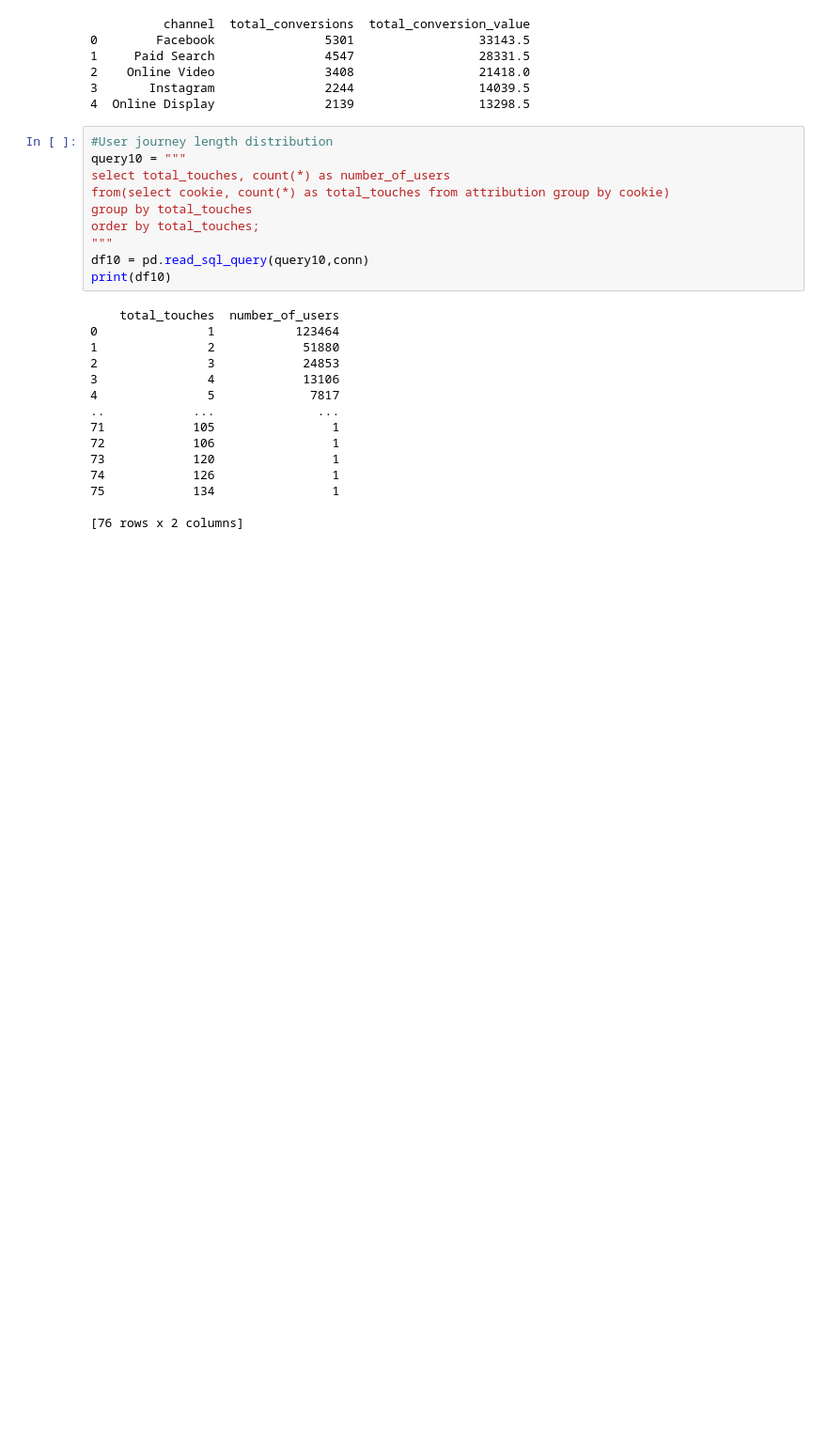
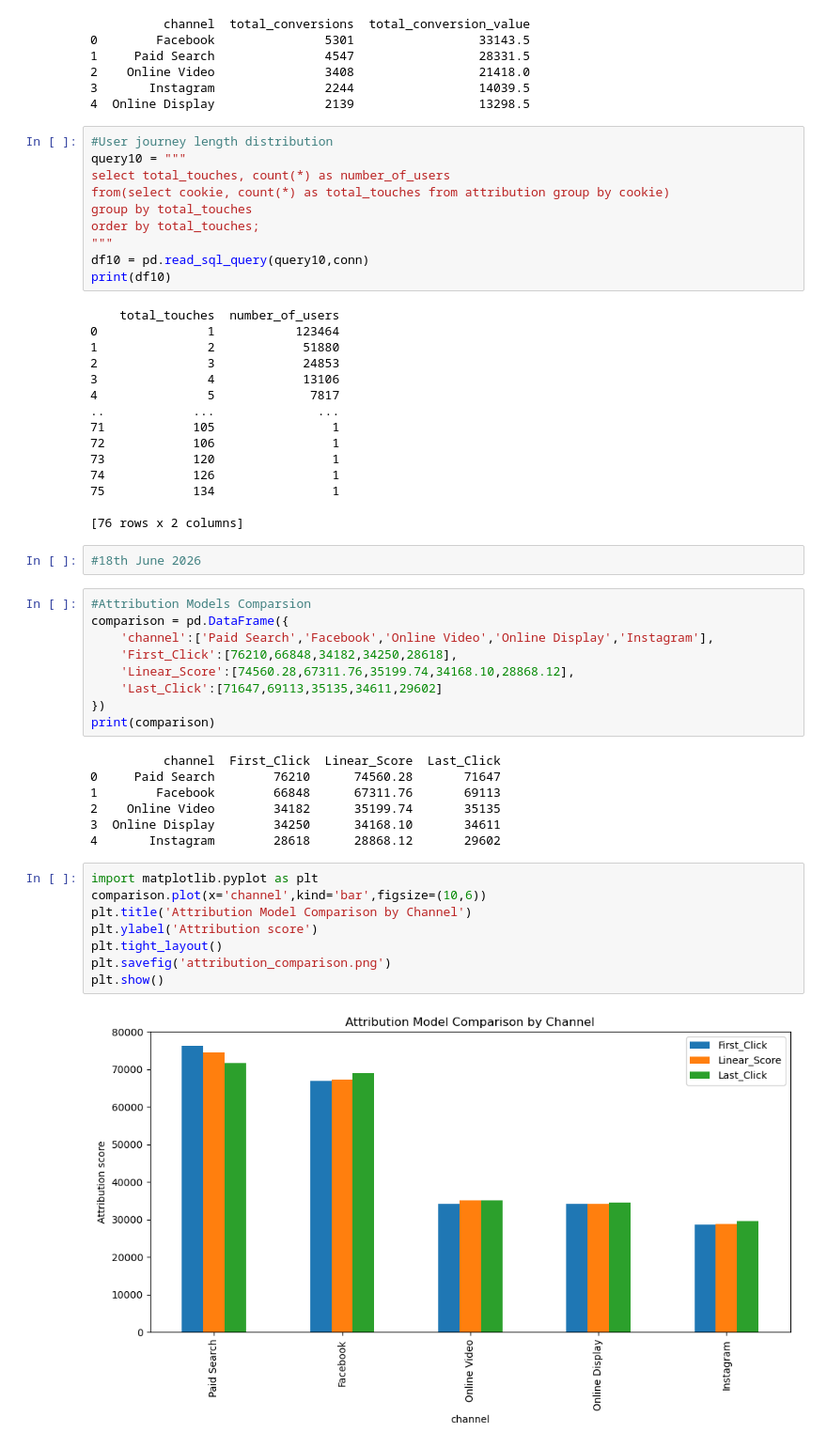
Before and after one commit to jaya764/Multi-Touch-Marketing-Attribution, a Jupyter notebook: Attribution.ipynb, the cells around one changed output. Shown at 94% size. Drawn from its saved outputs; the diff is of its cells as text; blank space fills up the shorter version.

Commit message:
Week 2: Added attribution model comparison table and visualization chart

```diff
--- a/Attribution.ipynb
+++ b/Attribution.ipynb
@@ -231,3 +231,31 @@ print(df10)
 75            134                1
 
 [76 rows x 2 columns]
+# %%
+#18th June 2026
+# %%
+#Attribution Models Comparsion
+comparison = pd.DataFrame({
+    'channel':['Paid Search','Facebook','Online Video','Online Display','Instagram'],
+    'First_Click':[76210,66848,34182,34250,28618],
+    'Linear_Score':[74560.28,67311.76,35199.74,34168.10,28868.12],
+    'Last_Click':[71647,69113,35135,34611,29602]
+})
+print(comparison)
+# %% [output]
+          channel  First_Click  Linear_Score  Last_Click
+0     Paid Search        76210      74560.28       71647
+1        Facebook        66848      67311.76       69113
+2    Online Video        34182      35199.74       35135
+3  Online Display        34250      34168.10       34611
+4       Instagram        28618      28868.12       29602
+# %%
+import matplotlib.pyplot as plt
+comparison.plot(x='channel',kind='bar',figsize=(10,6))
+plt.title('Attribution Model Comparison by Channel')
+plt.ylabel('Attribution score')
+plt.tight_layout()
+plt.savefig('attribution_comparison.png')
+plt.show()
+# %% [output]
+[figure, added]
```
Also changed, not shown: 1 other file.
